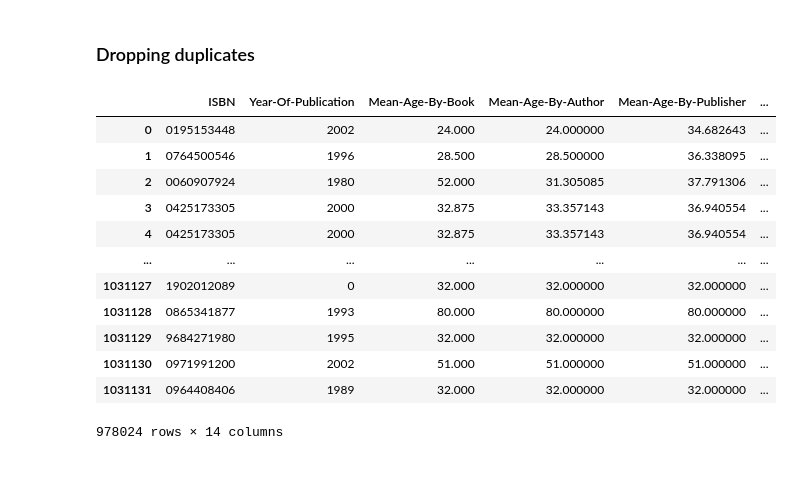
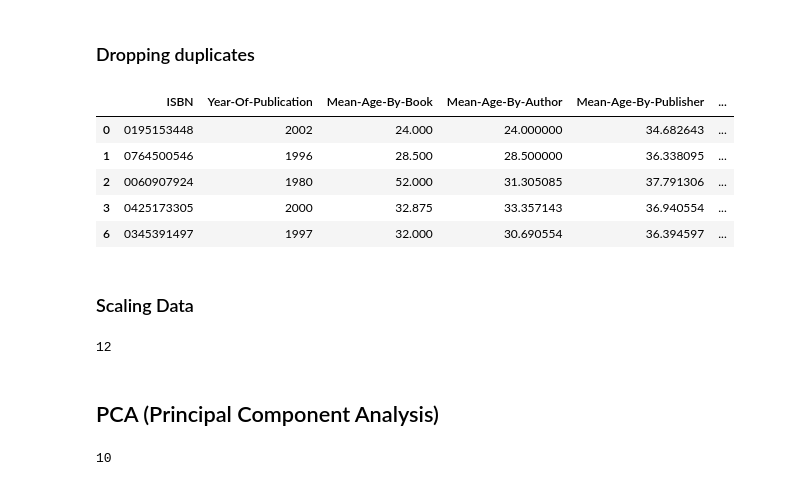
Before and after one commit to Samirnunes/data-science, a Jupyter notebook: machine_learning/book_recommendation/system.ipynb, the cells around one changed output. Cells and saved outputs as stored; diff of their text form; code cells hidden in the pictures.

```diff
--- a/machine_learning/book_recommendation/system.ipynb
+++ b/machine_learning/book_recommendation/system.ipynb
@@ -171,3 +187,6 @@ Then, we will recommend numbers of books of the clusters which have books the pe
+# %%
+df = df[df["Year-Of-Publication"].str.isnumeric()]
+df["Year-Of-Publication"] = df["Year-Of-Publication"].apply(lambda x: int(x))
 # %% [markdown]
 ### Mean Ages and Ratings
 # %%
@@ -188,9 +207,6 @@ df = pd.merge(df, mean_rating_by_author, on="Book-Author", how="inner")
 # %%
 mean_rating_by_publisher = df.groupby("Publisher")["Book-Rating"].mean().rename("Mean-Rating-By-Publisher")
 df = pd.merge(df, mean_rating_by_publisher, on="Publisher", how="inner")
-# %%
-mean_rating_by_location = df.groupby("Location")["Book-Rating"].mean().rename("Mean-Rating-By-Location")
-df = pd.merge(df, mean_rating_by_location, on="Location", how="inner")
 # %%
 df = df.drop(["Age", "Book-Rating", "User-ID", "Book-Title"], axis=1)
 # %% [markdown]
@@ -234,18 +250,13 @@ df["Book-Appearance"] = isbn_encoder.fit_transform(df["ISBN"])
 # %%
 df = df.drop_duplicates()
 # %%
-df
+df.head()
 # %% [output]
 |  | ISBN | Year-Of-Publication | Mean-Age-By-Book | Mean-Age-By-Author | Mean-Age-By-Publisher | ... |
 | 0 | 0195153448 | 2002 | 24.000 | 24.000000 | 34.682643 | ... |
 | 1 | 0764500546 | 1996 | 28.500 | 28.500000 | 36.338095 | ... |
 | 2 | 0060907924 | 1980 | 52.000 | 31.305085 | 37.791306 | ... |
 | 3 | 0425173305 | 2000 | 32.875 | 33.357143 | 36.940554 | ... |
-| 4 | 0425173305 | 2000 | 32.875 | 33.357143 | 36.940554 | ... |
-| ... | ... | ... | ... | ... | ... | ... |
-| 1031127 | 1902012089 | 0 | 32.000 | 32.000000 | 32.000000 | ... |
-| 1031128 | 0865341877 | 1993 | 80.000 | 80.000000 | 80.000000 | ... |
-| 1031129 | 9684271980 | 1995 | 32.000 | 32.000000 | 32.000000 | ... |
-| 1031130 | 0971991200 | 2002 | 51.000 | 51.000000 | 51.000000 | ... |
-| 1031131 | 0964408406 | 1989 | 32.000 | 32.000000 | 32.000000 | ... |
+| 6 | 0345391497 | 1997 | 32.000 | 30.690554 | 36.394597 | ... |
-978024 rows × 14 columns
+# %% [markdown]
+### Scaling Data
@@ -251,0 +268,6 @@ df
+# %%
+len(X.columns)
+# %% [output]
+12
+# %% [markdown]
+## PCA (Principal Component Analysis)
@@ -251,0 +279,4 @@ df
+# %%
+d
+# %% [output]
+10
```
Also changed, not shown: parts of 10 cells of this notebook.
